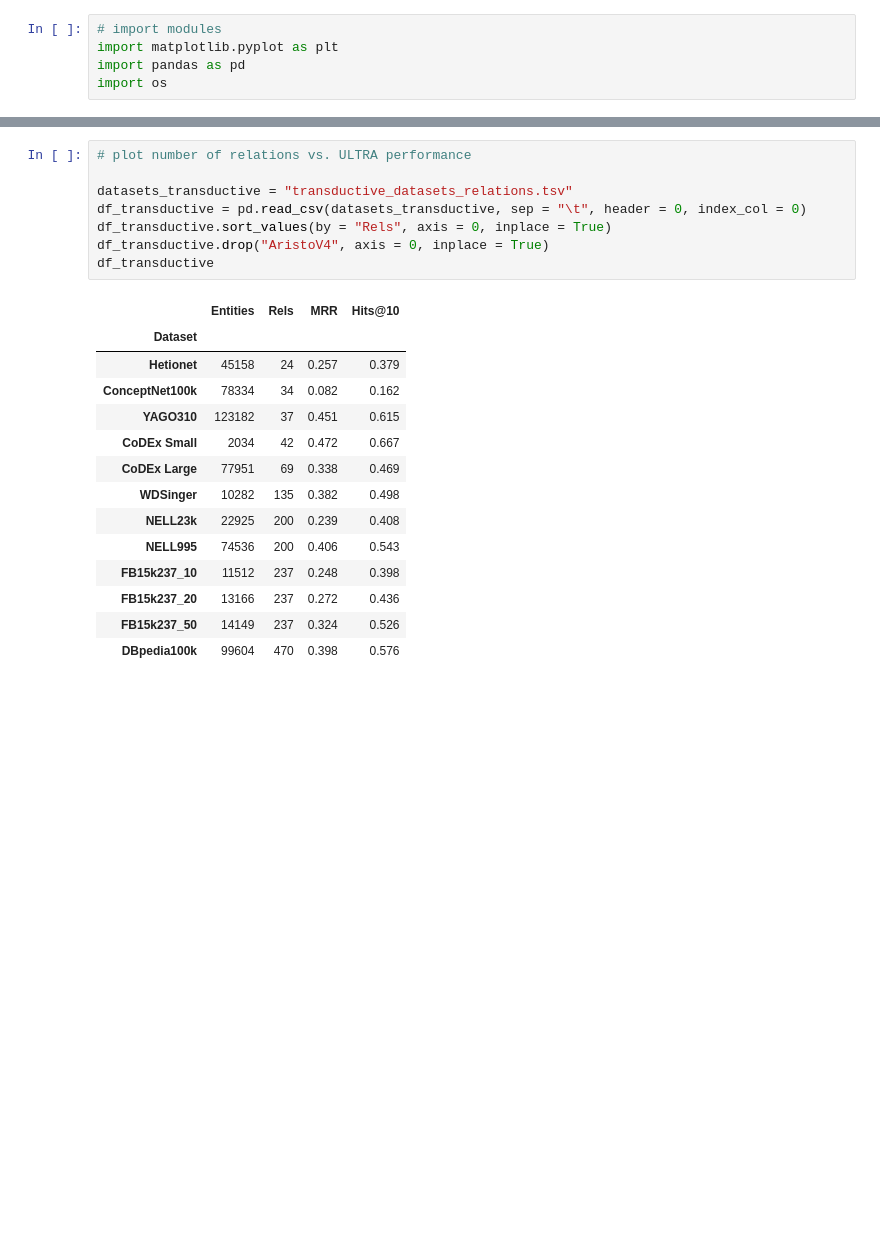
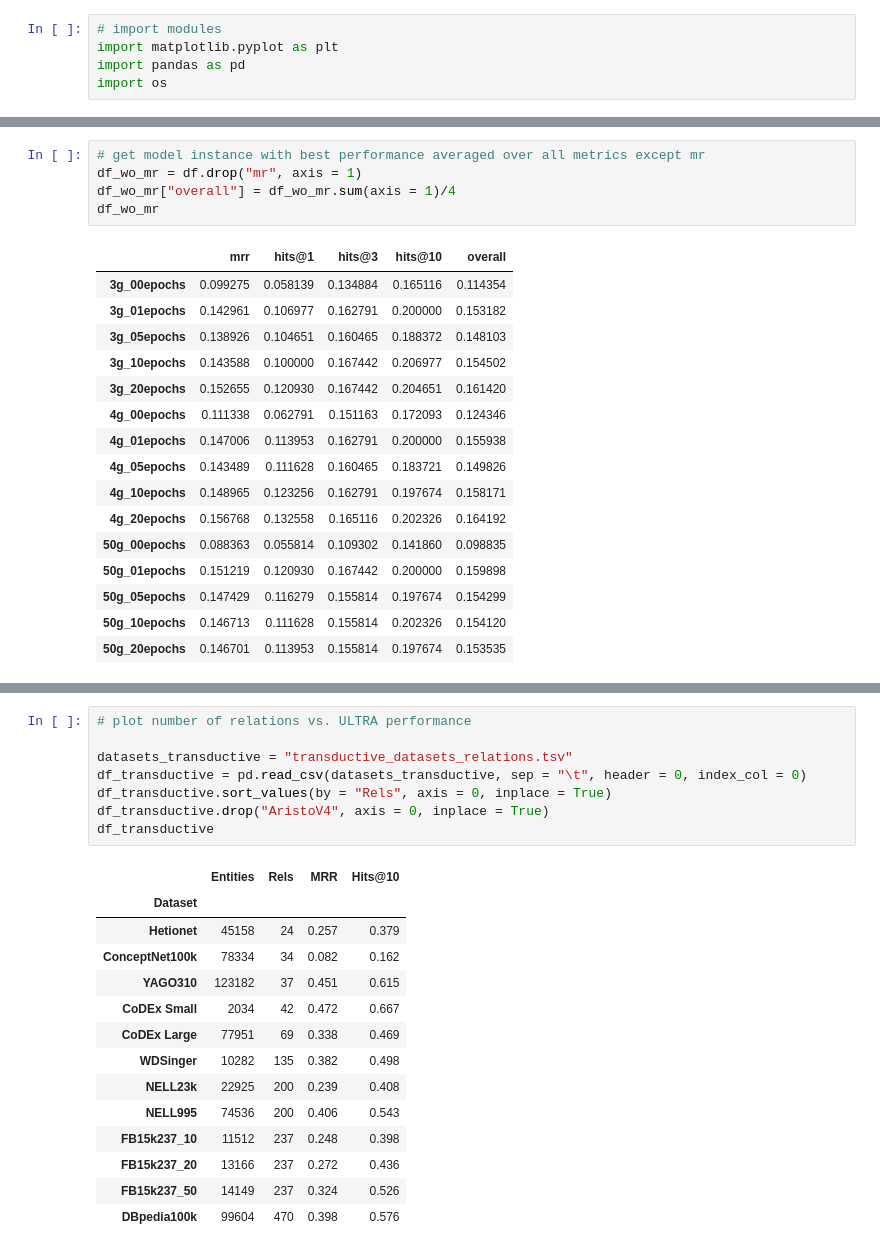
Before and after one commit to cora-hai/knowledge-augmentation-project, a Jupyter notebook: model_evaluation.ipynb, the cells around one changed output, grey strips where cells are left out. Cells and saved outputs as stored; diff of their text form; blank space fills up the shorter version.

```diff
--- a/model_evaluation.ipynb
+++ b/model_evaluation.ipynb
@@ -58,0 +66,22 @@ df
+# %%
+# get model instance with best performance averaged over all metrics except mr
+df_wo_mr = df.drop("mr", axis = 1)
+df_wo_mr["overall"] = df_wo_mr.sum(axis = 1)/4
+df_wo_mr
+# %% [output]
+|  | mrr | hits@1 | hits@3 | hits@10 | overall |
+| 3g_00epochs | 0.099275 | 0.058139 | 0.134884 | 0.165116 | 0.114354 |
+| 3g_01epochs | 0.142961 | 0.106977 | 0.162791 | 0.200000 | 0.153182 |
+| 3g_05epochs | 0.138926 | 0.104651 | 0.160465 | 0.188372 | 0.148103 |
+| 3g_10epochs | 0.143588 | 0.100000 | 0.167442 | 0.206977 | 0.154502 |
+| 3g_20epochs | 0.152655 | 0.120930 | 0.167442 | 0.204651 | 0.161420 |
+| 4g_00epochs | 0.111338 | 0.062791 | 0.151163 | 0.172093 | 0.124346 |
+| 4g_01epochs | 0.147006 | 0.113953 | 0.162791 | 0.200000 | 0.155938 |
+| 4g_05epochs | 0.143489 | 0.111628 | 0.160465 | 0.183721 | 0.149826 |
+| 4g_10epochs | 0.148965 | 0.123256 | 0.162791 | 0.197674 | 0.158171 |
+| 4g_20epochs | 0.156768 | 0.132558 | 0.165116 | 0.202326 | 0.164192 |
+| 50g_00epochs | 0.088363 | 0.055814 | 0.109302 | 0.141860 | 0.098835 |
+| 50g_01epochs | 0.151219 | 0.120930 | 0.167442 | 0.200000 | 0.159898 |
+| 50g_05epochs | 0.147429 | 0.116279 | 0.155814 | 0.197674 | 0.154299 |
+| 50g_10epochs | 0.146713 | 0.111628 | 0.155814 | 0.202326 | 0.154120 |
+| 50g_20epochs | 0.146701 | 0.113953 | 0.155814 | 0.197674 | 0.153535 |
```
Also changed, not shown: parts of 11 cells of this notebook, 14 other files.
